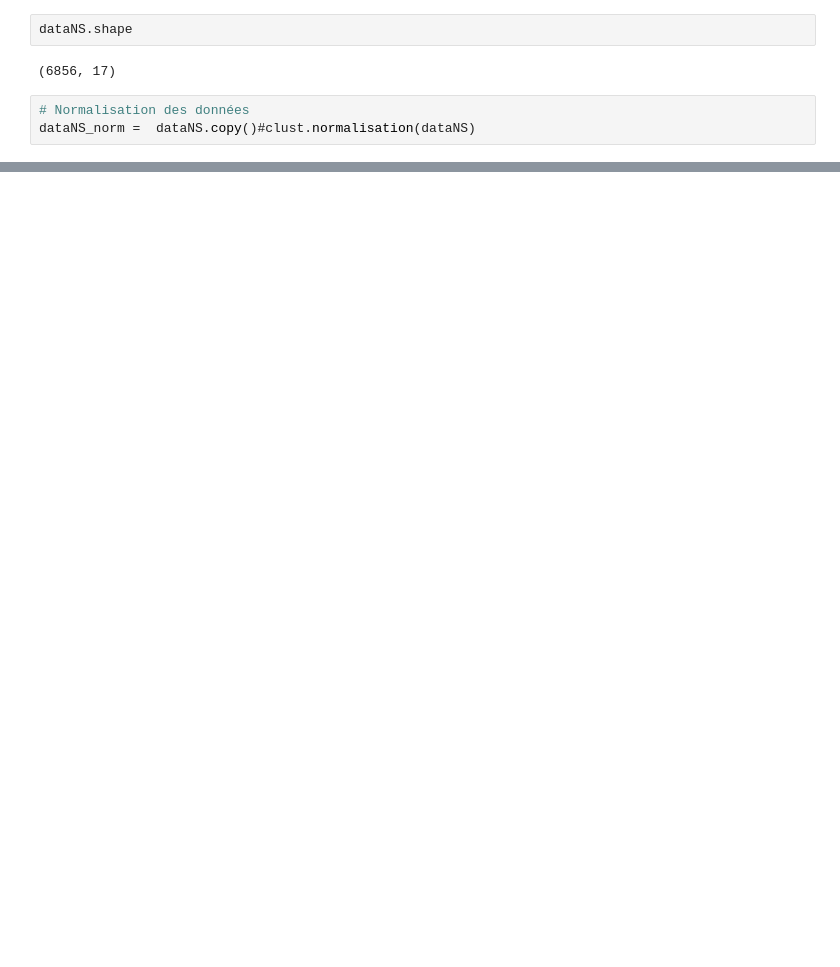
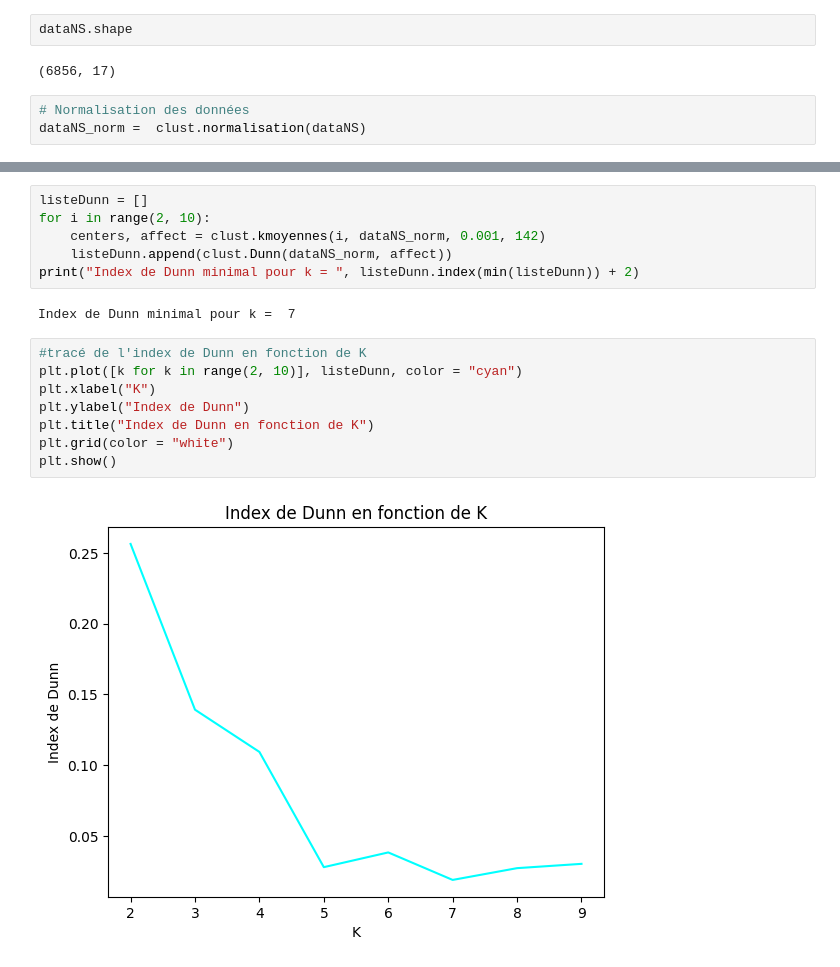
Before and after one commit to Lolikyu/Projet-DataScience, a Jupyter notebook: projet/notebook.ipynb, the cells around one changed output, grey strips where cells are left out. Cells and saved outputs as stored; diff of their text form; blank space fills up the shorter version.

```diff
--- a/projet/notebook.ipynb
+++ b/projet/notebook.ipynb
@@ -527,7 +533,7 @@ dataNS.shape
 (6856, 17)
 # %%
 # Normalisation des données
-dataNS_norm =  dataNS.copy()#clust.normalisation(dataNS)
+dataNS_norm =  clust.normalisation(dataNS)
 # %%
 dataNS_norm.describe()
 # %% [output]
@@ -540,4 +546,22 @@ dataNS_norm.describe()
 | 50% | 0.052650 | 0.399105 | 2.168581e-08 | 0.034620 | ... |
 | 75% | 0.122588 | 0.870041 | 7.836687e-08 | 0.519909 | ... |
 | max | 11.160181 | 109.758084 | 3.309474e-06 | 30.400000 | ... |
+# %%
+listeDunn = []
+for i in range(2, 10):
+    centers, affect = clust.kmoyennes(i, dataNS_norm, 0.001, 142)
+    listeDunn.append(clust.Dunn(dataNS_norm, affect))
+print("Index de Dunn minimal pour k = ", listeDunn.index(min(listeDunn)) + 2)
+# %% [output]
+Index de Dunn minimal pour k =  7
+# %%
+#tracé de l'index de Dunn en fonction de K
+plt.plot([k for k in range(2, 10)], listeDunn, color = "cyan")
+plt.xlabel("K")
+plt.ylabel("Index de Dunn")
+plt.title("Index de Dunn en fonction de K")
+plt.grid(color = "white")
+plt.show()
+# %% [output]
+[figure, added]
 # %%
```
Also changed, not shown: parts of 9 cells of this notebook, 1 other file.
